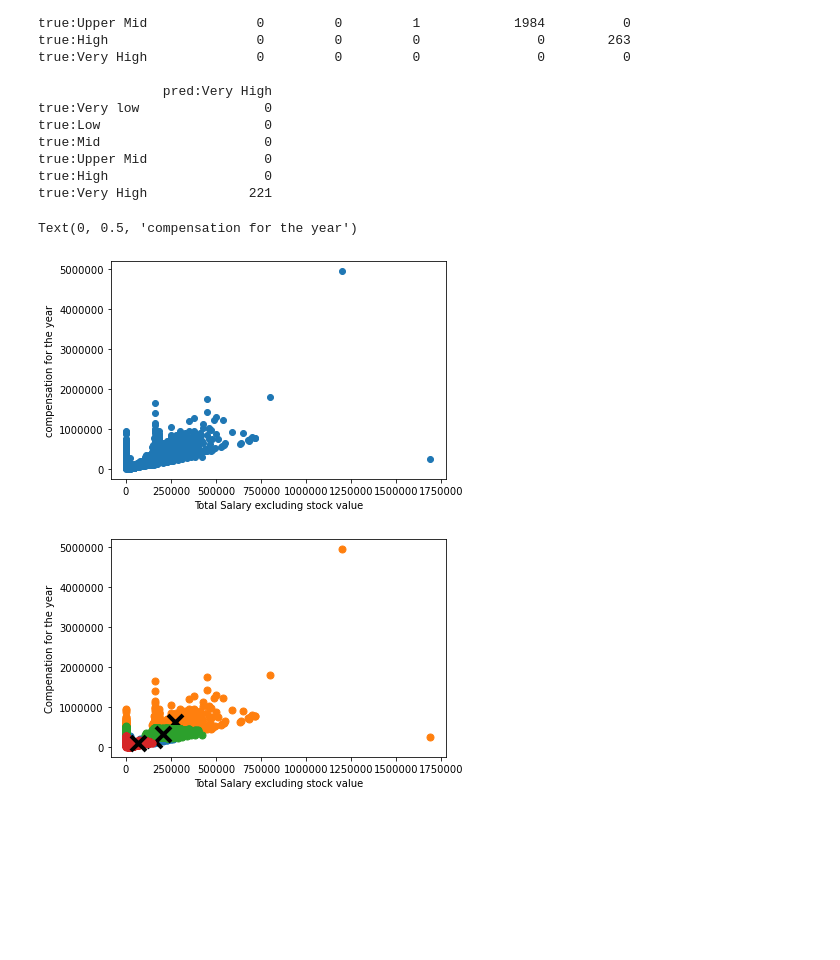
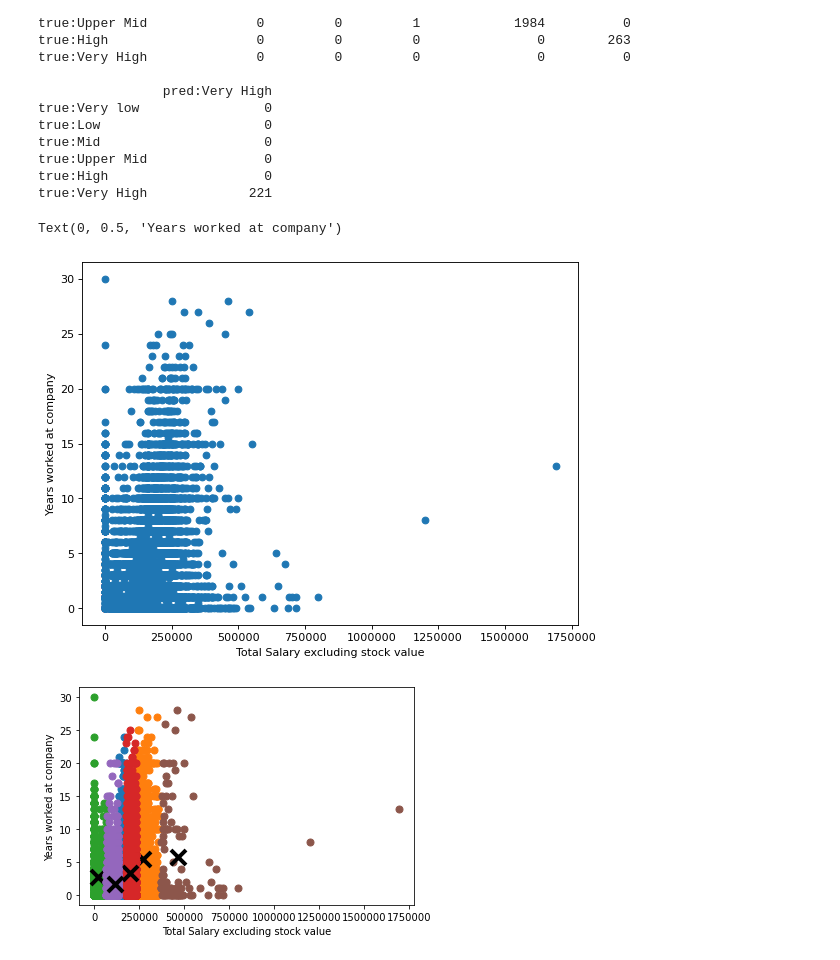
Before and after one commit to jason-szeto/AI-asg-2, a Jupyter notebook: STEM salaries predictions .ipynb, the cells around one changed output. Cells and saved outputs as stored; diff of their text form; code cells hidden in the pictures; blank space fills up the shorter version.

```diff
--- a/STEM salaries predictions .ipynb
+++ b/STEM salaries predictions .ipynb
@@ -276,19 +276,22 @@ true:Upper Mid               0
 true:High                    0
 true:Very High             221
 # %%
-df5 = pd.DataFrame([combine.Total_salary, combine.totalyearlycompensation]).transpose()
+from matplotlib.pyplot import figure
+
+df5 = pd.DataFrame([combine.Total_salary, combine.yearsatcompany]).transpose()
 df5.dropna( axis = 0, subset = ["Total_salary"], inplace = True)
-df5.dropna( axis = 0, subset = ["totalyearlycompensation"], inplace = True)
+df5.dropna( axis = 0, subset = ["yearsatcompany"], inplace = True)
+figure(figsize=(8, 6), dpi=80)
 plt.ticklabel_format(style='plain')
-plt.scatter(df5.Total_salary, df5.totalyearlycompensation)
+plt.scatter(df5.Total_salary, df5.yearsatcompany)
 plt.xlabel('Total Salary excluding stock value')
-plt.ylabel('compensation for the year')
+plt.ylabel('Years worked at company')
 # %% [output]
-Text(0, 0.5, 'compensation for the year')
+Text(0, 0.5, 'Years worked at company')
-[figure, old version]
+[figure, new version]
 # %%
 comb = np.array(df5)
-k = 4
+k = 6
 kmeans = cluster.KMeans( n_clusters=k)
 kmeans.fit( df5)
 
@@ -305,9 +308,9 @@ for i in range(k):
     # make the centroid x's bigger
     plt.ticklabel_format(style='plain')
     plt.xlabel('Total Salary excluding stock value')
-    plt.ylabel('Compenation for the year')
+    plt.ylabel('Years worked at company')
     plt.setp(lines,ms=15.0)
     plt.setp(lines,mew=4.0)
 plt.show()
 # %% [output]
-[figure, old version]
+[figure, new version]
```
Also changed, not shown: parts of 19 cells of this notebook.
